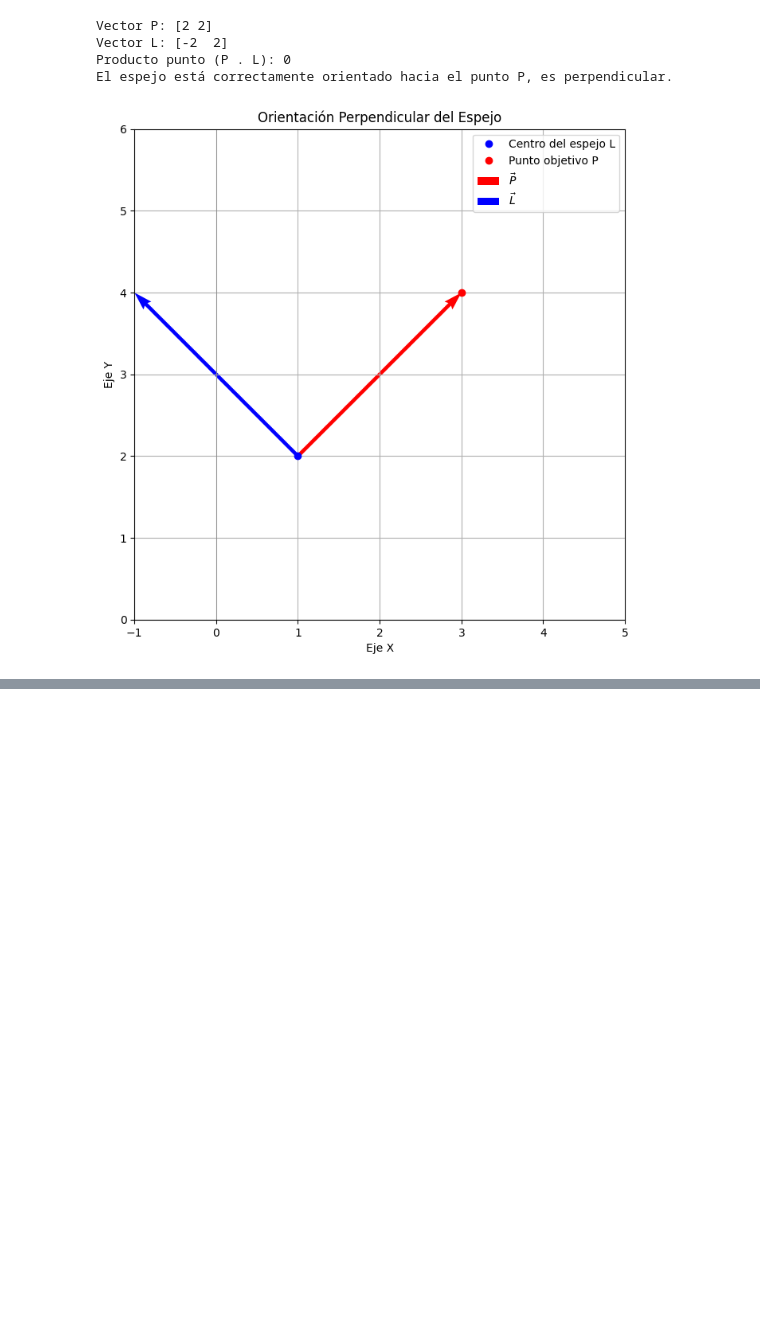
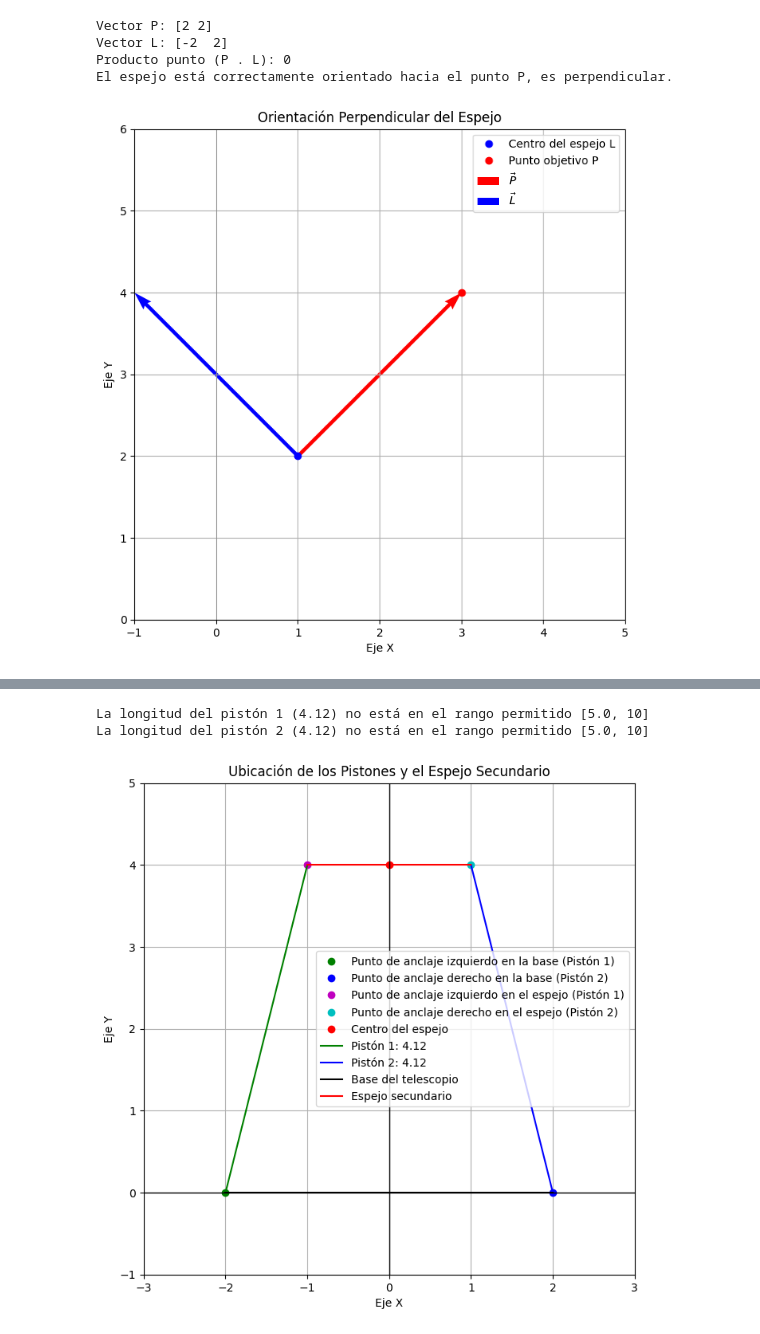
Before and after one commit to 7heAnsw3r/Pistones_Telescopio_James_Webb, a Jupyter notebook: Sistema_de_ecuaciones.ipynb, the cells around one changed output, grey strips where cells are left out. Saved outputs shown, nothing was run; the diff lists cells and outputs as text; code cells hidden in the pictures; blank space fills up the shorter version.

Commit message:
:wrench: Primer prototipo del telescopio espacial

```diff
--- a/Sistema_de_ecuaciones.ipynb
+++ b/Sistema_de_ecuaciones.ipynb
@@ -89 +106,78 @@ El espejo está correctamente orientado hacia el punto P, es perpendicular.
+# %%
+import numpy as np
+import matplotlib.pyplot as plt
+
+# Función para calcular las longitudes de los pistones
+def calcular_longitudes_pistones(A, B, C, x2, y2):
+    # Coordenadas de los puntos de anclaje en la base y en el espejo
+    PA1_base = np.array([-A/2, 0])         # Punto de anclaje izquierdo en la base (Pistón 1)
+    PA2_base = np.array([A/2, 0])          # Punto de anclaje derecho en la base (Pistón 2)
+    PA3_espejo = np.array([x2 - C/2, y2])  # Punto de anclaje izquierdo en el espejo (Pistón 1)
+    PA4_espejo = np.array([x2 + C/2, y2])  # Punto de anclaje derecho en el espejo (Pistón 2)
+
+    # Longitud del pistón 1
+    piston1 = np.linalg.norm(PA3_espejo - PA1_base)
+    # Longitud del pistón 2
+    piston2 = np.linalg.norm(PA4_espejo - PA2_base)
+
+    # Verificar si las longitudes están dentro del rango permitido [B/2, B]
+    if piston1 < B/2 or piston1 > B:
+        print(f"La longitud del pistón 1 ({piston1:.2f}) no está en el rango permitido [{B/2}, {B}]")
+    else:
+        print(f"La longitud del pistón 1 es válida: {piston1:.2f}")
+
+    if piston2 < B/2 or piston2 > B:
+        print(f"La longitud del pistón 2 ({piston2:.2f}) no está en el rango permitido [{B/2}, {B}]")
+    else:
+        print(f"La longitud del pistón 2 es válida: {piston2:.2f}")
+
+    return piston1, piston2, PA1_base, PA2_base, PA3_espejo, PA4_espejo
+
+# Función para graficar la base, el espejo y los pistones
+def graficar_pistones(A, B, C, x2, y2):
+    piston1, piston2, PA1_base, PA2_base, PA3_espejo, PA4_espejo = calcular_longitudes_pistones(A, B, C, x2, y2)
+
+    # Crear la figura
+    plt.figure(figsize=(10, 8))
+
+    # Graficar puntos de anclaje en la base y en el espejo
+    plt.plot(PA1_base[0], PA1_base[1], 'go', label="Punto de anclaje izquierdo en la base (Pistón 1)")
+    plt.plot(PA2_base[0], PA2_base[1], 'bo', label="Punto de anclaje derecho en la base (Pistón 2)")
+    plt.plot(PA3_espejo[0], PA3_espejo[1], 'mo', label="Punto de anclaje izquierdo en el espejo (Pistón 1)")
+    plt.plot(PA4_espejo[0], PA4_espejo[1], 'co', label="Punto de anclaje derecho en el espejo (Pistón 2)")
+    plt.plot(x2, y2, 'ro', label="Centro del espejo")
+
+    # Dibujar los pistones (líneas entre puntos de anclaje en base y espejo)
+    plt.plot([PA1_base[0], PA3_espejo[0]], [PA1_base[1], PA3_espejo[1]], 'g-', label=f"Pistón 1: {piston1:.2f}")
+    plt.plot([PA2_base[0], PA4_espejo[0]], [PA2_base[1], PA4_espejo[1]], 'b-', label=f"Pistón 2: {piston2:.2f}")
+
+    # Dibujar la base y el espejo
+    plt.plot([-A/2, A/2], [0, 0], 'k-', label="Base del telescopio")
+    plt.plot([x2 - C/2, x2 + C/2], [y2, y2], 'r-', label="Espejo secundario")
+
+    # Configuración de la gráfica
+    plt.axhline(0, color='black', linewidth=1)
+    plt.axvline(0, color='black', linewidth=1)
+    plt.xlim(min(PA1_base[0], PA2_base[0], PA3_espejo[0], PA4_espejo[0]) - 1, max(PA1_base[0], PA2_base[0], PA3_espejo[0], PA4_espejo[0]) + 1)
+    plt.ylim(min(0, y2) - 1, max(0, y2) + 1)
+
+    plt.xlabel("Eje X")
+    plt.ylabel("Eje Y")
+    plt.title("Ubicación de los Pistones y el Espejo Secundario")
+    plt.legend()
+    plt.grid(True)
+    plt.gca().set_aspect('equal', adjustable='box')
+    plt.show()
+
+# Ejemplo de uso con parámetros definidos
+A = 4         # Longitud de la base
+B = 10         # Longitud máxima de los pistones
+C = 2         # Longitud del espejo secundario
+x2, y2 = 0,4 # Coordenadas del centro del espejo
+
+graficar_pistones(A, B, C, x2, y2)
+# %% [output]
+La longitud del pistón 1 (4.12) no está en el rango permitido [5.0, 10]
+La longitud del pistón 2 (4.12) no está en el rango permitido [5.0, 10]
+[figure, added]
 # %% [markdown]
```
Also changed, not shown: parts of 6 cells of this notebook.
